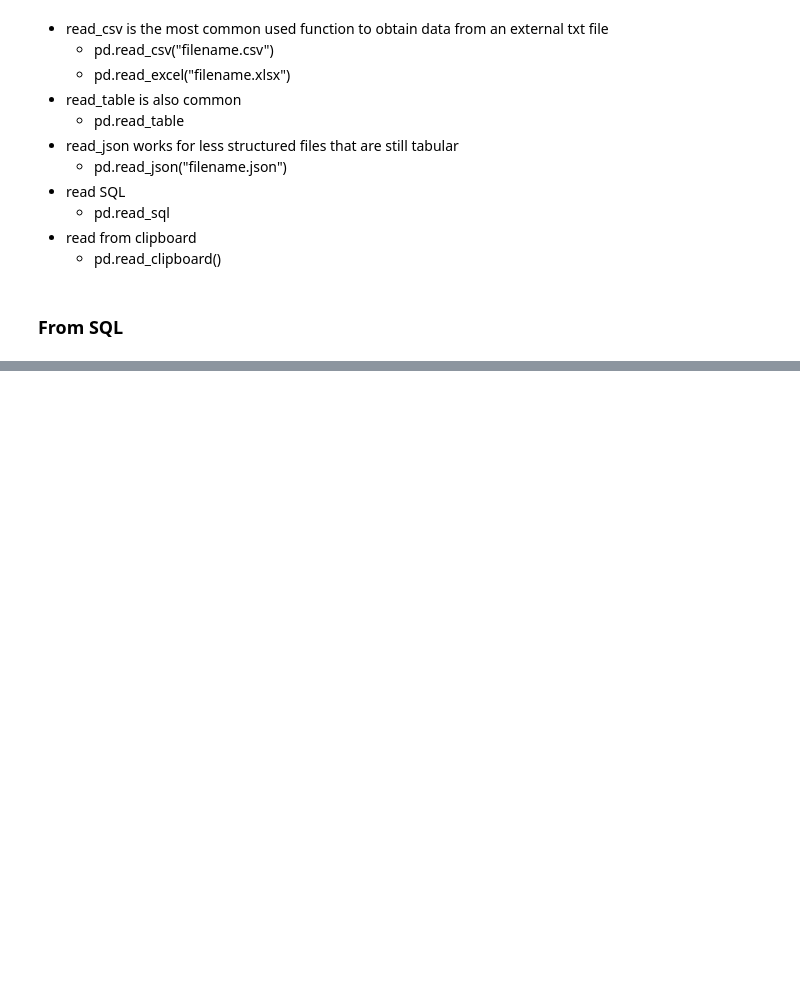
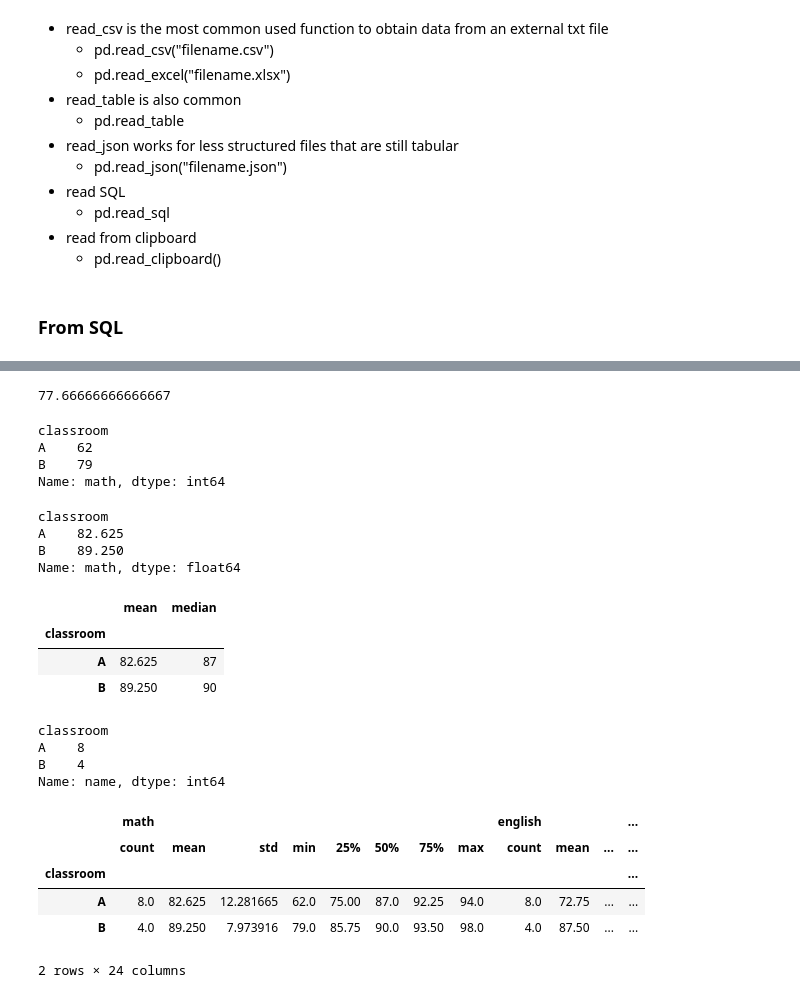
Before and after one commit to justin-m-sullivan/numpy-pandas-visualization-exercises, a Jupyter notebook: pandas_adv_dataframes_lesson.ipynb, the cells around one changed output, grey strips where cells are left out. Saved outputs shown, nothing was run; the diff lists cells and outputs as text; code cells hidden in the pictures; blank space fills up the shorter version.

```diff
--- a/pandas_adv_dataframes_lesson.ipynb
+++ b/pandas_adv_dataframes_lesson.ipynb
@@ -101,0 +212,49 @@ ModuleNotFoundError: No module named 'env'
+# %%
+#show the English average:
+df.english.mean()
+# %% [output]
+77.66666666666667
+# %%
+# Grouping By is a type of aggregation. We group our original rows together by some column's value
+# To group by:
+# Step 1: Group by a column
+# Step 2: Select an aggregate function
+# Min math score by classroom:
+df.groupby('classroom').math.min()
+# %% [output]
+classroom
+A    62
+B    79
+Name: math, dtype: int64
+# %%
+# Average math grade by classroom
+df.groupby('classroom').math.mean()
+# %% [output]
+classroom
+A    82.625
+B    89.250
+Name: math, dtype: float64
+# %%
+df.groupby('classroom').math.agg(["mean", "median"])
+# %% [output]
+|  | mean | median |
+| classroom |  |  |
+| A | 82.625 | 87 |
+| B | 89.250 | 90 |
+# %%
+# Get the number of students in each class:
+df.groupby("classroom").name.count()
+# %% [output]
+classroom
+A    8
+B    4
+Name: name, dtype: int64
+# %%
+df.groupby("classroom").describe()
+# %% [output]
+|  | math |  |  |  |  |  |  |  | english |  |  | ... |
+|  | count | mean | std | min | 25% | 50% | 75% | max | count | mean | ... | ... |
+| classroom |  |  |  |  |  |  |  |  |  |  |  | ... |
+| A | 8.0 | 82.625 | 12.281665 | 62.0 | 75.00 | 87.0 | 92.25 | 94.0 | 8.0 | 72.75 | ... | ... |
+| B | 4.0 | 89.250 | 7.973916 | 79.0 | 85.75 | 90.0 | 93.50 | 98.0 | 4.0 | 87.50 | ... | ... |
+2 rows × 24 columns
```
Also changed, not shown: parts of 30 cells of this notebook.
